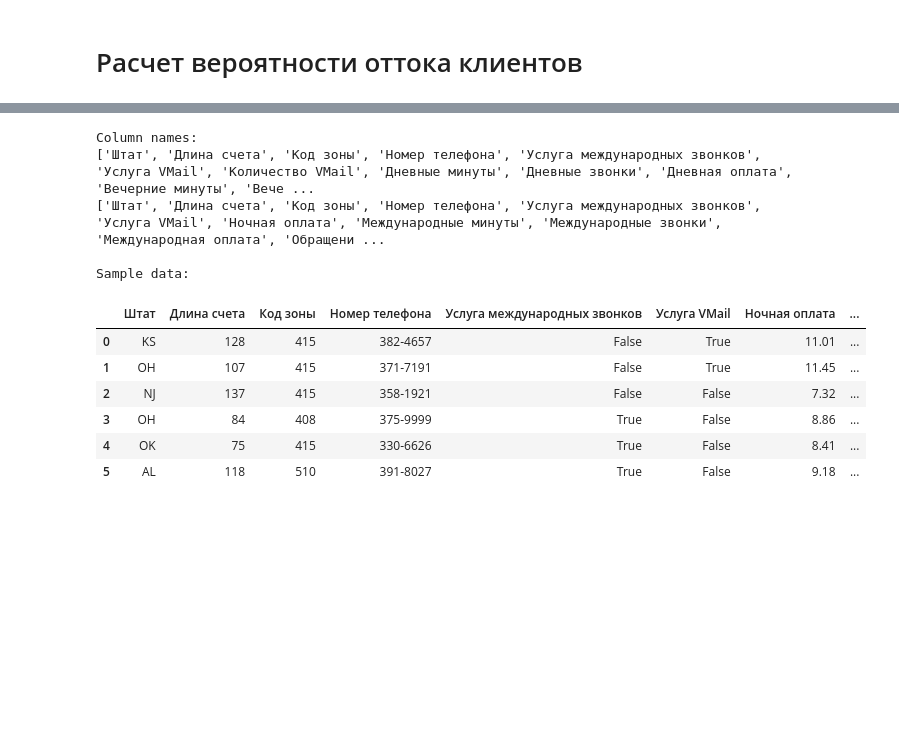
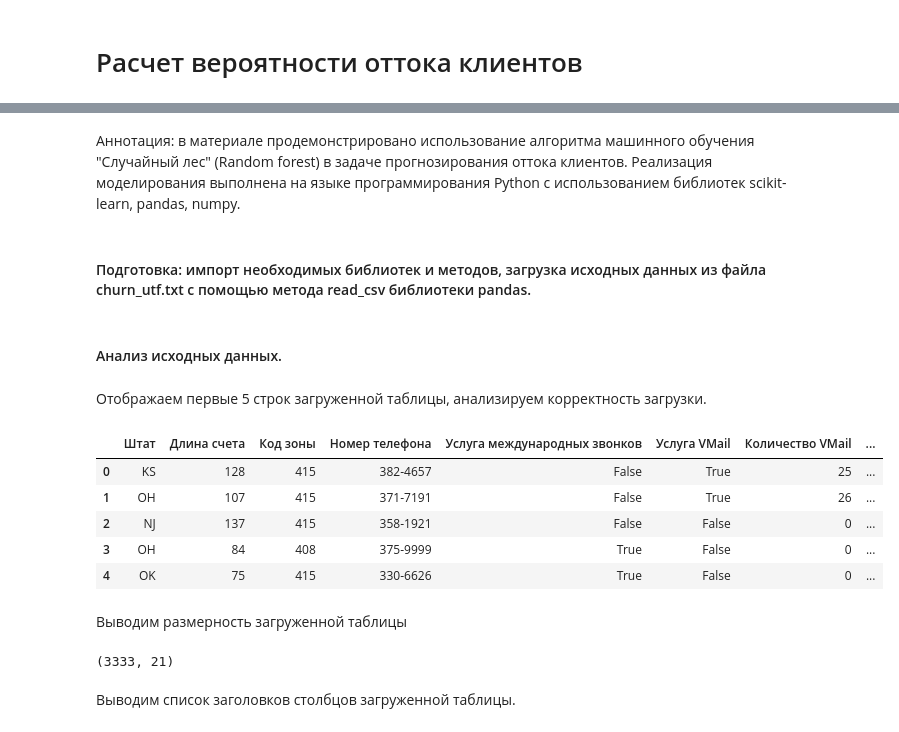
Before and after one commit to zalex7/ds, a Jupyter notebook: test-1.ipynb, the cells around one changed output, grey strips where cells are left out. Saved outputs shown, nothing was run; the diff lists cells and outputs as text; code cells hidden in the pictures; blank space fills up the shorter version.

Commit message:
Решение задачи матодом Случайного леса с помощью библиотеки scikit-learn

```diff
--- a/test-1.ipynb
+++ b/test-1.ipynb
@@ -3,31 +5,39 @@
+# %% [markdown]
+Аннотация: в материале продемонстрировано использование алгоритма машинного обучения "Случайный лес" (Random forest) в задаче прогнозирования оттока клиентов. Реализация моделирования выполнена на языке программирования Python с использованием библиотек scikit-learn, pandas, numpy.
+# %% [markdown]
+#### Подготовка: импорт необходимых библиотек и методов, загрузка исходных данных из файла churn_utf.txt с помощью метода read_csv библиотеки pandas.
 # %%
-from __future__ import division
 import pandas as pd
 import numpy as np
+import matplotlib.pyplot as plt
+import itertools
+from sklearn.model_selection import train_test_split
+from sklearn.preprocessing import StandardScaler
+from sklearn.ensemble import RandomForestClassifier as Rf
+from sklearn.metrics import confusion_matrix
+from matplotlib.pylab import rc, plot
 
-#pd.set_option('display.max_columns', 100)
-#pd.set_option('display.max_rows', 100)
-
-churn_df = pd.read_csv('churn_utf.txt')
-col_names = churn_df.columns.tolist()
-
-print("Column names:")
-print(col_names)
-
-to_show = col_names[:6] + col_names[-6:]
-print(to_show)
-print("\nSample data:")
-churn_df[to_show].head(6)
+churn_df = pd.read_csv('churn_utf.txt') #Загружаем исходную таблицу из файла churn_utf.txt,
+                                        #создаем структуру pandas DataFrame
-# %% [output]
-Column names:
-['Штат', 'Длина счета', 'Код зоны', 'Номер телефона', 'Услуга международных звонков', 'Услуга VMail', 'Количество VMail', 'Дневные минуты', 'Дневные звонки', 'Дневная оплата', 'Вечерние минуты', 'Вече ...
-['Штат', 'Длина счета', 'Код зоны', 'Номер телефона', 'Услуга международных звонков', 'Услуга VMail', 'Ночная оплата', 'Международные минуты', 'Международные звонки', 'Международная оплата', 'Обращени ...
-
-Sample data:
-|  | Штат | Длина счета | Код зоны | Номер телефона | Услуга международных звонков | Услуга VMail | Ночная оплата | ... |
-| 0 | KS | 128 | 415 | 382-4657 | False | True | 11.01 | ... |
-| 1 | OH | 107 | 415 | 371-7191 | False | True | 11.45 | ... |
-| 2 | NJ | 137 | 415 | 358-1921 | False | False | 7.32 | ... |
-| 3 | OH | 84 | 408 | 375-9999 | True | False | 8.86 | ... |
-| 4 | OK | 75 | 415 | 330-6626 | True | False | 8.41 | ... |
-| 5 | AL | 118 | 510 | 391-8027 | True | False | 9.18 | ... |
+# %% [markdown]
+#### Анализ исходных данных.
+# %% [markdown]
+Отображаем первые 5 строк загруженной таблицы, анализируем корректность загрузки.
+# %%
+pd.set_option('display.max_columns', 100) # Устанавливаем опцию отображения, чтобы не скрывать столбцы при выводе
+display(churn_df.head())
+# %% [output]
+|  | Штат | Длина счета | Код зоны | Номер телефона | Услуга международных звонков | Услуга VMail | Количество VMail | ... |
+| 0 | KS | 128 | 415 | 382-4657 | False | True | 25 | ... |
+| 1 | OH | 107 | 415 | 371-7191 | False | True | 26 | ... |
+| 2 | NJ | 137 | 415 | 358-1921 | False | False | 0 | ... |
+| 3 | OH | 84 | 408 | 375-9999 | True | False | 0 | ... |
+| 4 | OK | 75 | 415 | 330-6626 | True | False | 0 | ... |
+# %% [markdown]
+Выводим размерность загруженной таблицы
+# %%
+churn_df.shape
+# %% [output]
+(3333, 21)
+# %% [markdown]
+Выводим список заголовков столбцов загруженной таблицы.
```
Also changed, not shown: parts of 37 cells of this notebook, 3 other files.
